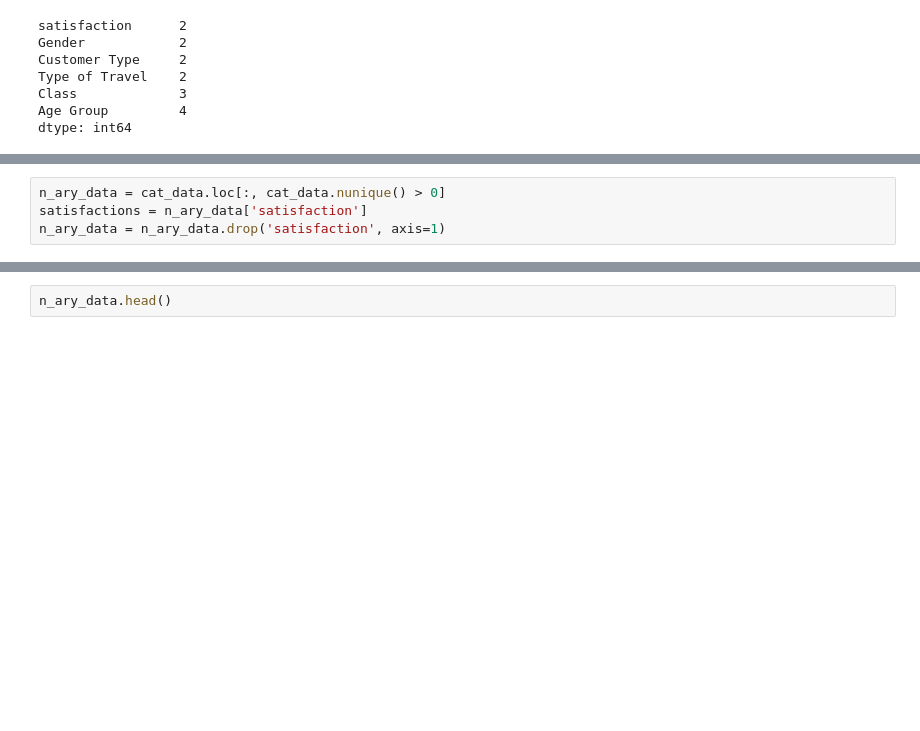
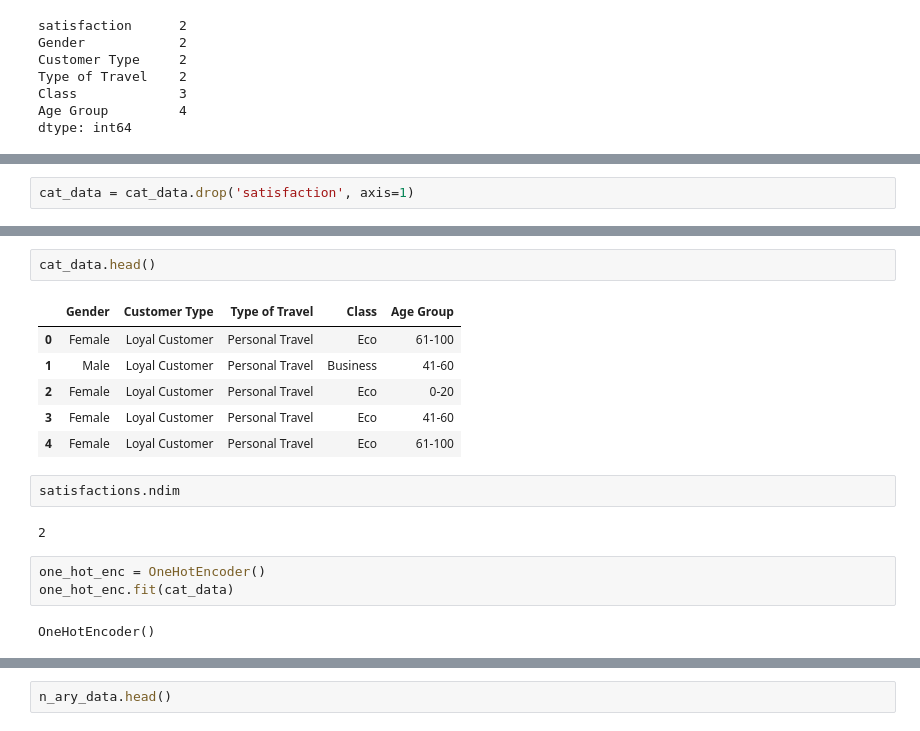
Before and after one commit to e-c-centric/MachineLearning, a Jupyter notebook: Elikem Gale-Zoyiku_Midsemester_Project/Elikem Gale-Zoyiku_Midsemester_Project.ipynb, the cells around one changed output, grey strips where cells are left out. Saved outputs shown, nothing was run; the diff lists cells and outputs as text; blank space fills up the shorter version.

```diff
--- a/Elikem Gale-Zoyiku_Midsemester_Project/Elikem Gale-Zoyiku_Midsemester_Project.ipynb
+++ b/Elikem Gale-Zoyiku_Midsemester_Project/Elikem Gale-Zoyiku_Midsemester_Project.ipynb
@@ -332,4 +386,2 @@ dtype: int64
 # %%
-n_ary_data = cat_data.loc[:, cat_data.nunique() > 0]
-satisfactions = n_ary_data['satisfaction']
-n_ary_data = n_ary_data.drop('satisfaction', axis=1)
+cat_data = cat_data.drop('satisfaction', axis=1)
@@ -348,0 +397,18 @@ satisfactions = satisfactions.map({'satisfied': 1, 'dissatisfied': 0})
+# %%
+cat_data.head()
+# %% [output]
+|  | Gender | Customer Type | Type of Travel | Class | Age Group |
+| 0 | Female | Loyal Customer | Personal Travel | Eco | 61-100 |
+| 1 | Male | Loyal Customer | Personal Travel | Business | 41-60 |
+| 2 | Female | Loyal Customer | Personal Travel | Eco | 0-20 |
+| 3 | Female | Loyal Customer | Personal Travel | Eco | 41-60 |
+| 4 | Female | Loyal Customer | Personal Travel | Eco | 61-100 |
+# %%
+satisfactions.ndim
+# %% [output]
+2
+# %%
+one_hot_enc = OneHotEncoder()
+one_hot_enc.fit(cat_data)
+# %% [output]
+OneHotEncoder()
```
Also changed, not shown: parts of 44 cells of this notebook, 32 other files.
